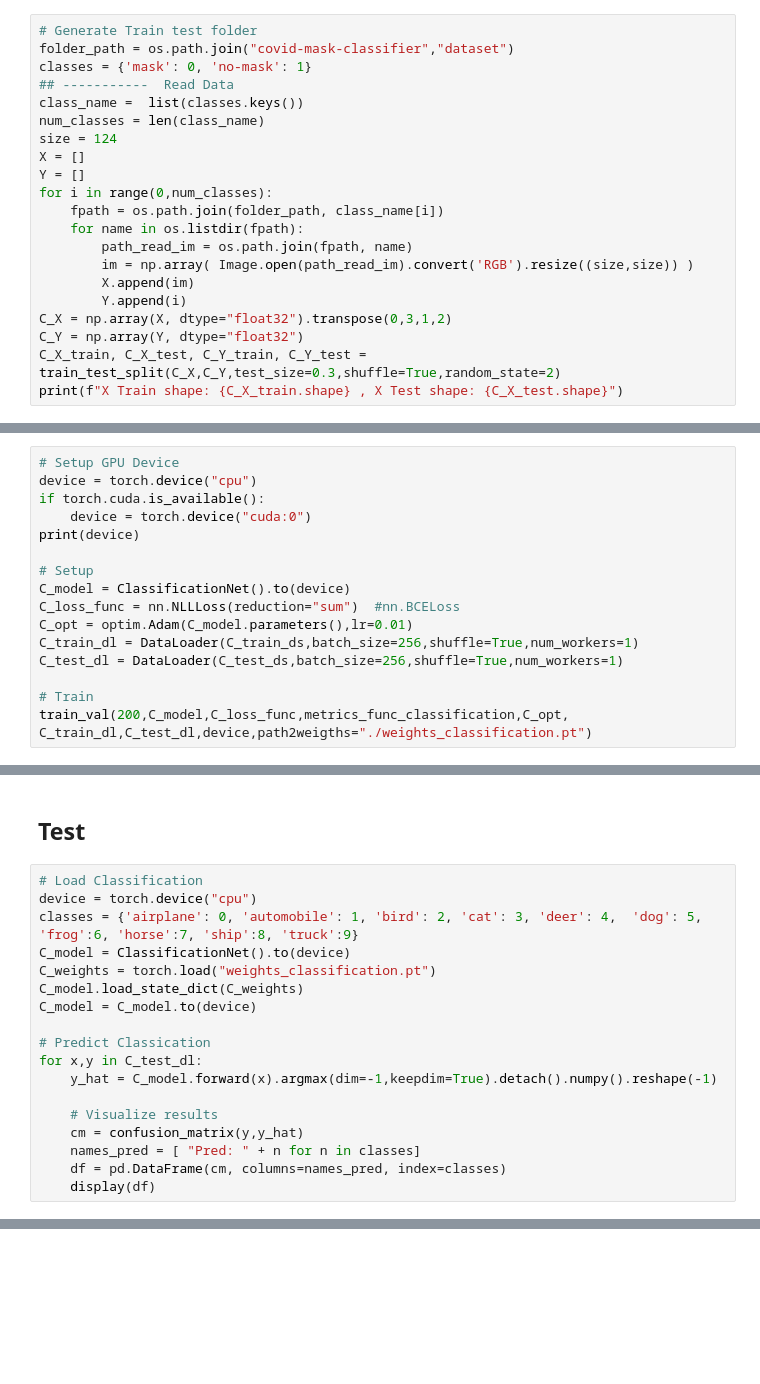
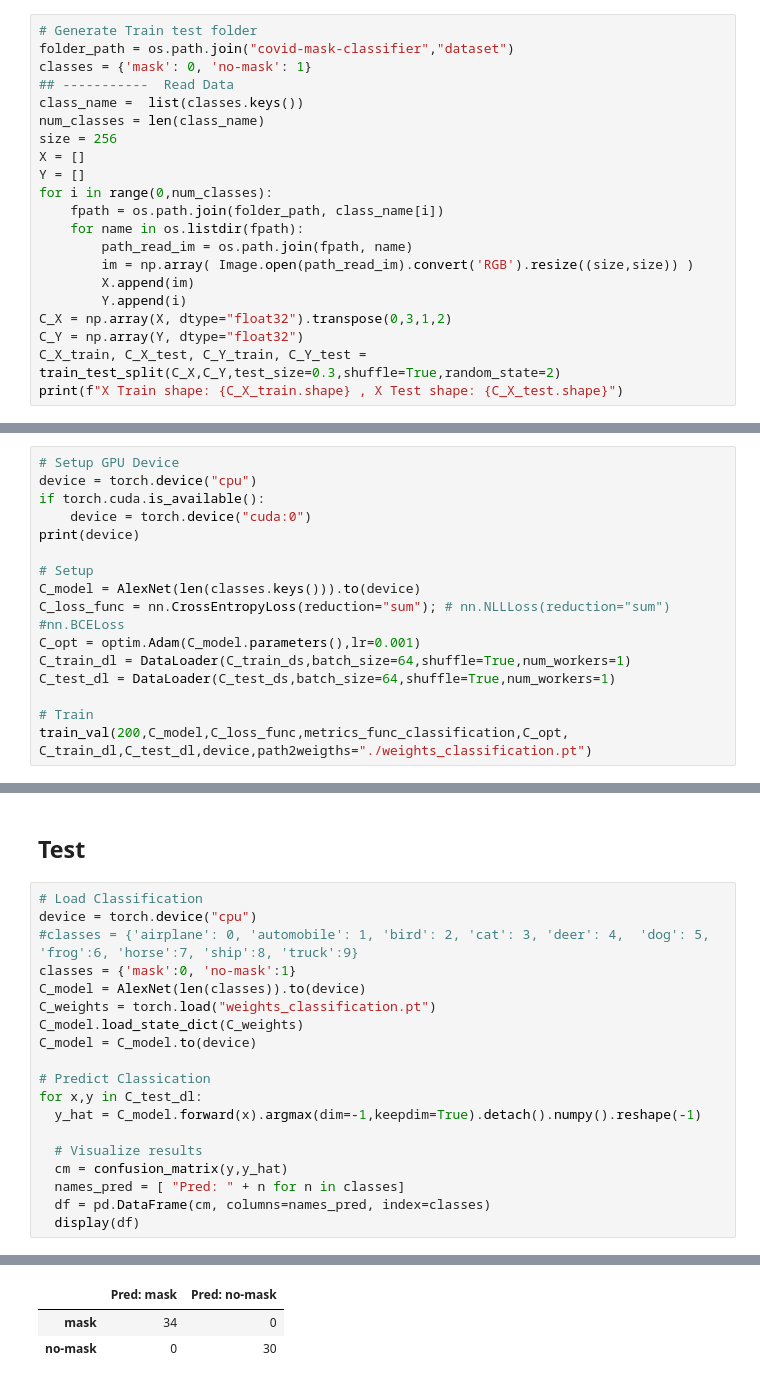
Before and after one commit to visiont3lab/deep-learning-course, a Jupyter notebook: colab/ConvolutionClassifier.ipynb, the cells around one changed output, grey strips where cells are left out. Drawn from its saved outputs; the diff is of its cells as text; blank space fills up the shorter version.

```diff
--- a/colab/ConvolutionClassifier.ipynb
+++ b/colab/ConvolutionClassifier.ipynb
@@ -119,7 +131,7 @@ classes = {'mask': 0, 'no-mask': 1}
 ## -----------  Read Data
 class_name =  list(classes.keys())
 num_classes = len(class_name)
-size = 124
+size = 256
 X = []
 Y = []
 for i in range(0,num_classes):
@@ -299,11 +340,11 @@ if torch.cuda.is_available():
 print(device)
 
 # Setup
-C_model = ClassificationNet().to(device)
-C_loss_func = nn.NLLLoss(reduction="sum")  #nn.BCELoss
-C_opt = optim.Adam(C_model.parameters(),lr=0.01)
-C_train_dl = DataLoader(C_train_ds,batch_size=256,shuffle=True,num_workers=1)
-C_test_dl = DataLoader(C_test_ds,batch_size=256,shuffle=True,num_workers=1)
+C_model = AlexNet(len(classes.keys())).to(device)
+C_loss_func = nn.CrossEntropyLoss(reduction="sum"); # nn.NLLLoss(reduction="sum")  #nn.BCELoss
+C_opt = optim.Adam(C_model.parameters(),lr=0.001)
+C_train_dl = DataLoader(C_train_ds,batch_size=64,shuffle=True,num_workers=1)
+C_test_dl = DataLoader(C_test_ds,batch_size=64,shuffle=True,num_workers=1)
 
 # Train
 train_val(200,C_model,C_loss_func,metrics_func_classification,C_opt, C_train_dl,C_test_dl,device,path2weigths="./weights_classification.pt")
@@ -330,19 +353,20 @@ epoch: 199, train_loss: 0.918845, val loss: 1.156426,  train_metric: -0.686 test
 # %%
 # Load Classification
 device = torch.device("cpu")
-classes = {'airplane': 0, 'automobile': 1, 'bird': 2, 'cat': 3, 'deer': 4,  'dog': 5,  'frog':6, 'horse':7, 'ship':8, 'truck':9}
-C_model = ClassificationNet().to(device)
+#classes = {'airplane': 0, 'automobile': 1, 'bird': 2, 'cat': 3, 'deer': 4,  'dog': 5,  'frog':6, 'horse':7, 'ship':8, 'truck':9}
+classes = {'mask':0, 'no-mask':1}
+C_model = AlexNet(len(classes)).to(device)
 C_weights = torch.load("weights_classification.pt")
 C_model.load_state_dict(C_weights)
 C_model = C_model.to(device)
 
 # Predict Classication
 for x,y in C_test_dl:
-    y_hat = C_model.forward(x).argmax(dim=-1,keepdim=True).detach().numpy().reshape(-1)
+  y_hat = C_model.forward(x).argmax(dim=-1,keepdim=True).detach().numpy().reshape(-1)
 
-    # Visualize results
-    cm = confusion_matrix(y,y_hat)
-    names_pred = [ "Pred: " + n for n in classes]
-    df = pd.DataFrame(cm, columns=names_pred, index=classes)
-    display(df)
+  # Visualize results
+  cm = confusion_matrix(y,y_hat)
+  names_pred = [ "Pred: " + n for n in classes]
+  df = pd.DataFrame(cm, columns=names_pred, index=classes)
+  display(df)
 # %% [output]
@@ -349,0 +373,3 @@ NameError: ignored
+|  | Pred: mask | Pred: no-mask |
+| mask | 34 | 0 |
+| no-mask | 0 | 30 |
```
Also changed, not shown: parts of 11 cells of this notebook.
